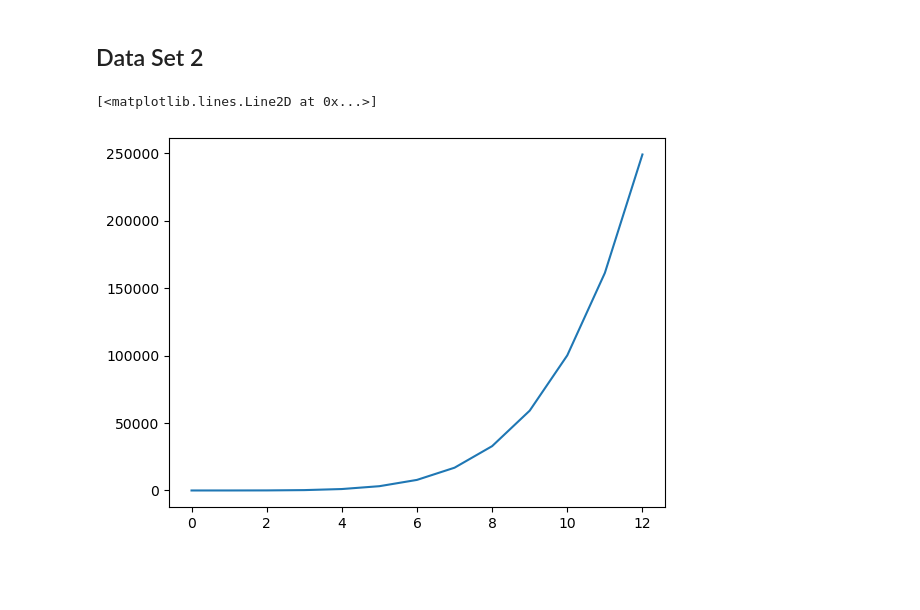
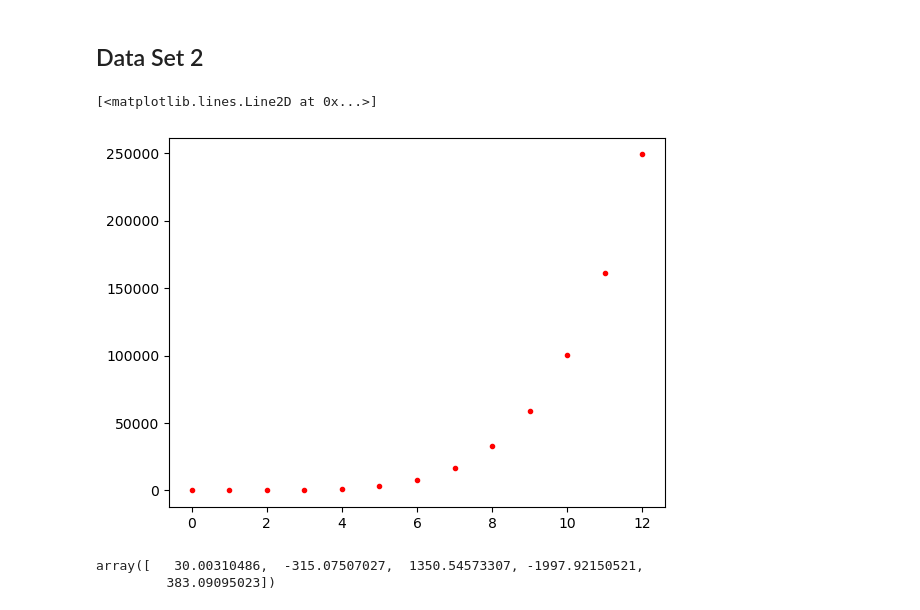
Before and after one commit to kaob1991/Machine-learning-and-statistics, a Jupyter notebook: parameters.ipynb, the cells around one changed output. Drawn from its saved outputs; the diff is of its cells as text; code cells hidden in the pictures; blank space fills up the shorter version.

Commit message:
updated parameters nb- code complete and working

```diff
--- a/parameters.ipynb
+++ b/parameters.ipynb
@@ -32,7 +45,13 @@ plt.plot(x,y)
 x = np.array ([0.0, 1.0, 2.0, 3.0, 4.0, 5.0, 6.0, 7.0, 8.0, 9.0, 10.0, 11.0, 12.0])
 y = np.array ([5.7, 16.6, 58.0, 278.9, 1069.3, 3181.4, 7844.3, 16883.9, 32854.9, 59144.2, 100106.7, 161166.3, 248958.6])
 # %%
-plt.plot(x,y)
+plt.plot(x,y, "r.")
 # %% [output]
 [<matplotlib.lines.Line2D at 0x...>]
-[figure, old version]
+[figure, new version]
+# %%
+params= np.polyfit(x,y,4)
+params
+# %% [output]
+array([   30.00310486,  -315.07507027,  1350.54573307, -1997.92150521,
+         383.09095023])
```
Also changed, not shown: parts of 4 cells of this notebook.
